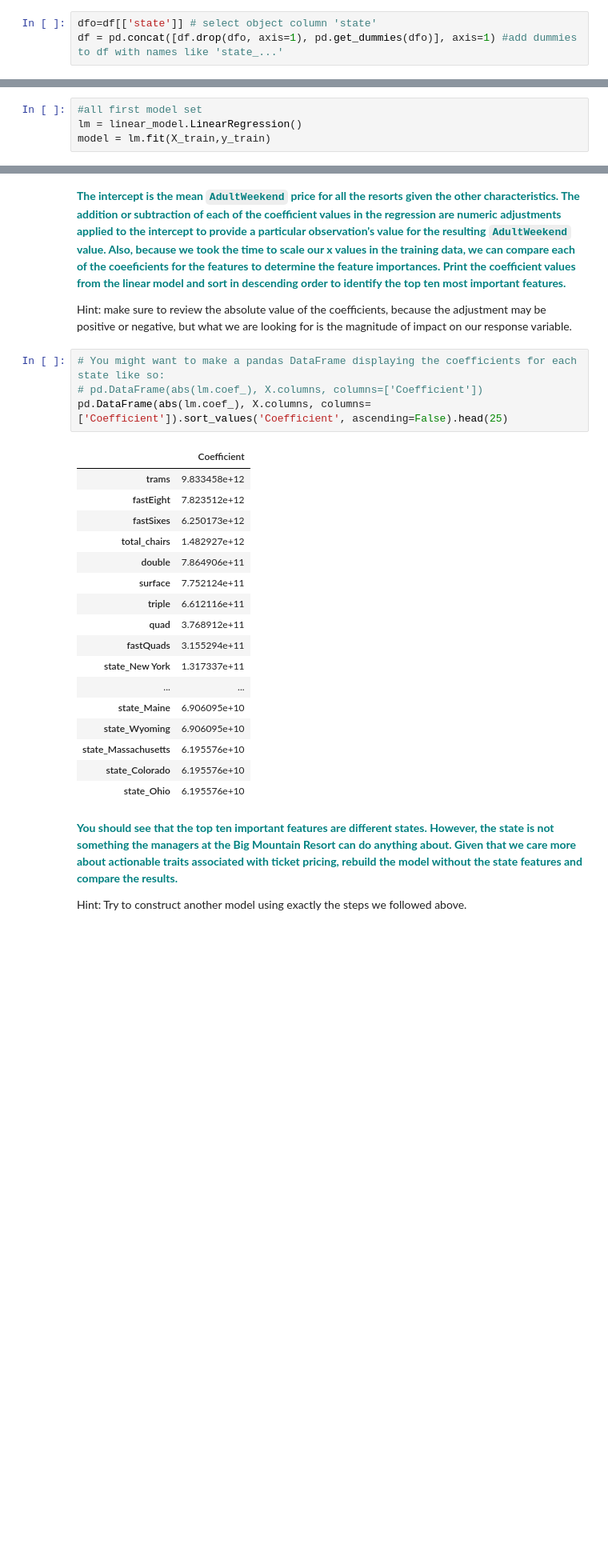
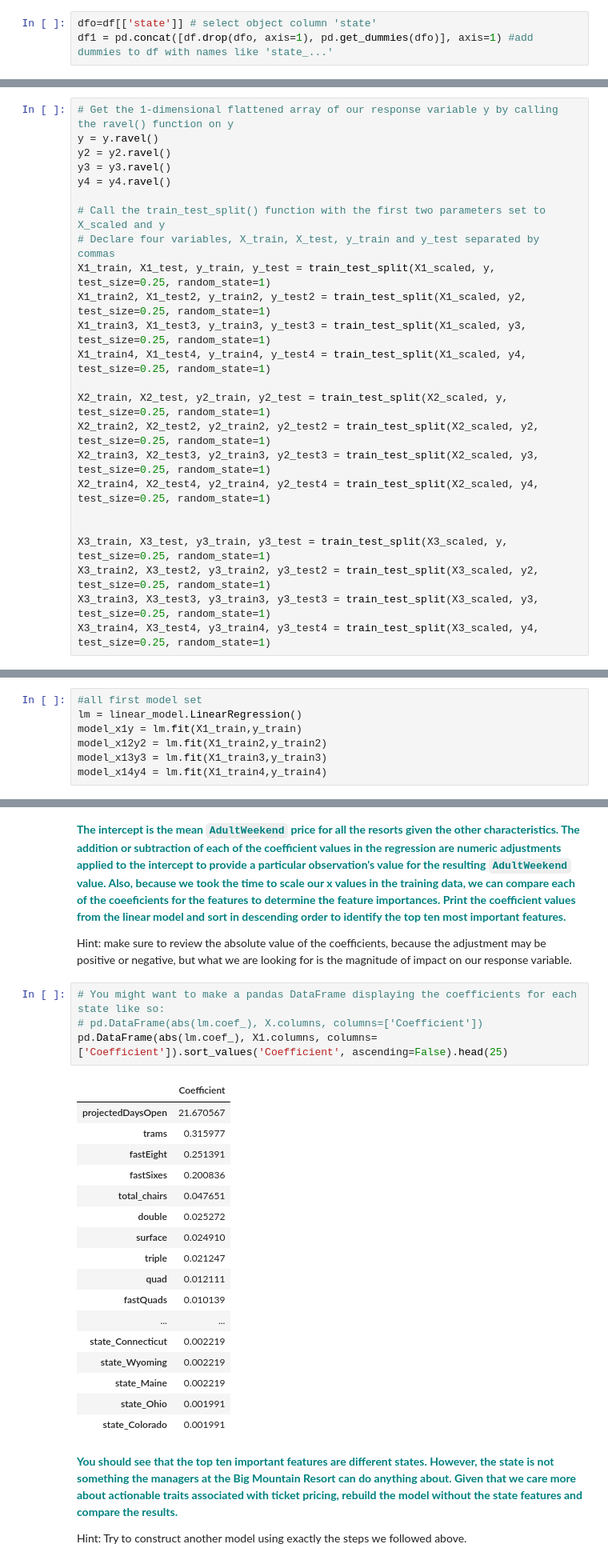
Before and after one commit to grykah/SBwork, a Jupyter notebook: Capstone1-guided-BigMountainResort/Notebook_stepfive.ipynb, the cells around one changed output, grey strips where cells are left out. Shown: that part at 80% size. Drawn from its saved outputs; the diff is of its cells as text; blank space fills up the shorter version.

Commit message:
updated step 5 with more models
Did two more models with altered features analyzed.

```diff
--- a/Capstone1-guided-BigMountainResort/Notebook_stepfive.ipynb
+++ b/Capstone1-guided-BigMountainResort/Notebook_stepfive.ipynb
@@ -71,5 +74,5 @@ A code segment for this is shown in Aiden's article on preprocessing [here](http
 # %%
 dfo=df[['state']] # select object column 'state'
-df = pd.concat([df.drop(dfo, axis=1), pd.get_dummies(dfo)], axis=1) #add dummies to df with names like 'state_...'
+df1 = pd.concat([df.drop(dfo, axis=1), pd.get_dummies(dfo)], axis=1) #add dummies to df with names like 'state_...'
 # %%
 print(dfo.head())
@@ -118,3 +176,27 @@ X_train, X_test, y_train, y_test = train_test_split(X_scaled, y, test_size=0.25,
+# %%
+# Get the 1-dimensional flattened array of our response variable y by calling the ravel() function on y
+y = y.ravel()
+y2 = y2.ravel()
+y3 = y3.ravel()
+y4 = y4.ravel()
+
+# Call the train_test_split() function with the first two parameters set to X_scaled and y
+# Declare four variables, X_train, X_test, y_train and y_test separated by commas
+X1_train, X1_test, y_train, y_test = train_test_split(X1_scaled, y, test_size=0.25, random_state=1)
+X1_train2, X1_test2, y_train2, y_test2 = train_test_split(X1_scaled, y2, test_size=0.25, random_state=1)
+X1_train3, X1_test3, y_train3, y_test3 = train_test_split(X1_scaled, y3, test_size=0.25, random_state=1)
+X1_train4, X1_test4, y_train4, y_test4 = train_test_split(X1_scaled, y4, test_size=0.25, random_state=1)
+
+X2_train, X2_test, y2_train, y2_test = train_test_split(X2_scaled, y, test_size=0.25, random_state=1)
+X2_train2, X2_test2, y2_train2, y2_test2 = train_test_split(X2_scaled, y2, test_size=0.25, random_state=1)
+X2_train3, X2_test3, y2_train3, y2_test3 = train_test_split(X2_scaled, y3, test_size=0.25, random_state=1)
+X2_train4, X2_test4, y2_train4, y2_test4 = train_test_split(X2_scaled, y4, test_size=0.25, random_state=1)
+
+
+X3_train, X3_test, y3_train, y3_test = train_test_split(X3_scaled, y, test_size=0.25, random_state=1)
+X3_train2, X3_test2, y3_train2, y3_test2 = train_test_split(X3_scaled, y2, test_size=0.25, random_state=1)
+X3_train3, X3_test3, y3_train3, y3_test3 = train_test_split(X3_scaled, y3, test_size=0.25, random_state=1)
+X3_train4, X3_test4, y3_train4, y3_test4 = train_test_split(X3_scaled, y4, test_size=0.25, random_state=1)
 # %% [markdown]
 Here we start the actual modeling work. First let's fit a multiple linear regression model to predict the `AdultWeekend` price.
 # %% [markdown]
@@ -154,7 +236,10 @@ This is the fifth step in the Data Science Method. In the previous steps you cle
 # %%
 #all first model set
 lm = linear_model.LinearRegression()
-model = lm.fit(X_train,y_train)
+model_x1y = lm.fit(X1_train,y_train)
+model_x12y2 = lm.fit(X1_train2,y_train2)
+model_x13y3 = lm.fit(X1_train3,y_train3)
+model_x14y4 = lm.fit(X1_train4,y_train4)
 # %% [markdown]
 **<font color='teal'> Predict on the testing dataset and score the model performance with the y_test set and the y-pred values. The explained variance is a measure of the variation explained by the model. This is also known as the R-squared value. </font>**
 
@@ -191,25 +291,25 @@ Hint: make sure to review the absolute value of the coefficients, because the ad
 # %%
 # You might want to make a pandas DataFrame displaying the coefficients for each state like so:
 # pd.DataFrame(abs(lm.coef_), X.columns, columns=['Coefficient'])
-pd.DataFrame(abs(lm.coef_), X.columns, columns=['Coefficient']).sort_values('Coefficient', ascending=False).head(25)
+pd.DataFrame(abs(lm.coef_), X1.columns, columns=['Coefficient']).sort_values('Coefficient', ascending=False).head(25)
 # %% [output]
 |  | Coefficient |
-| trams | 9.833458e+12 |
-| fastEight | 7.823512e+12 |
-| fastSixes | 6.250173e+12 |
-| total_chairs | 1.482927e+12 |
-| double | 7.864906e+11 |
-| surface | 7.752124e+11 |
-| triple | 6.612116e+11 |
-| quad | 3.768912e+11 |
-| fastQuads | 3.155294e+11 |
-| state_New York | 1.317337e+11 |
+| projectedDaysOpen | 21.670567 |
+| trams | 0.315977 |
+| fastEight | 0.251391 |
+| fastSixes | 0.200836 |
+| total_chairs | 0.047651 |
+| double | 0.025272 |
+| surface | 0.024910 |
+| triple | 0.021247 |
+| quad | 0.012111 |
+| fastQuads | 0.010139 |
 | ... | ... |
-| state_Maine | 6.906095e+10 |
-| state_Wyoming | 6.906095e+10 |
-| state_Massachusetts | 6.195576e+10 |
-| state_Colorado | 6.195576e+10 |
-| state_Ohio | 6.195576e+10 |
+| state_Connecticut | 0.002219 |
+| state_Wyoming | 0.002219 |
+| state_Maine | 0.002219 |
+| state_Ohio | 0.001991 |
+| state_Colorado | 0.001991 |
 # %% [markdown]
 **<font color='teal'>You should see that the top ten important features are different states. However, the state is not something the managers at the Big Mountain Resort can do anything about. Given that we care more about actionable traits associated with ticket pricing, rebuild the model without the state features and compare the results. </font>**
 
```
Also changed, not shown: parts of 29 cells of this notebook.
